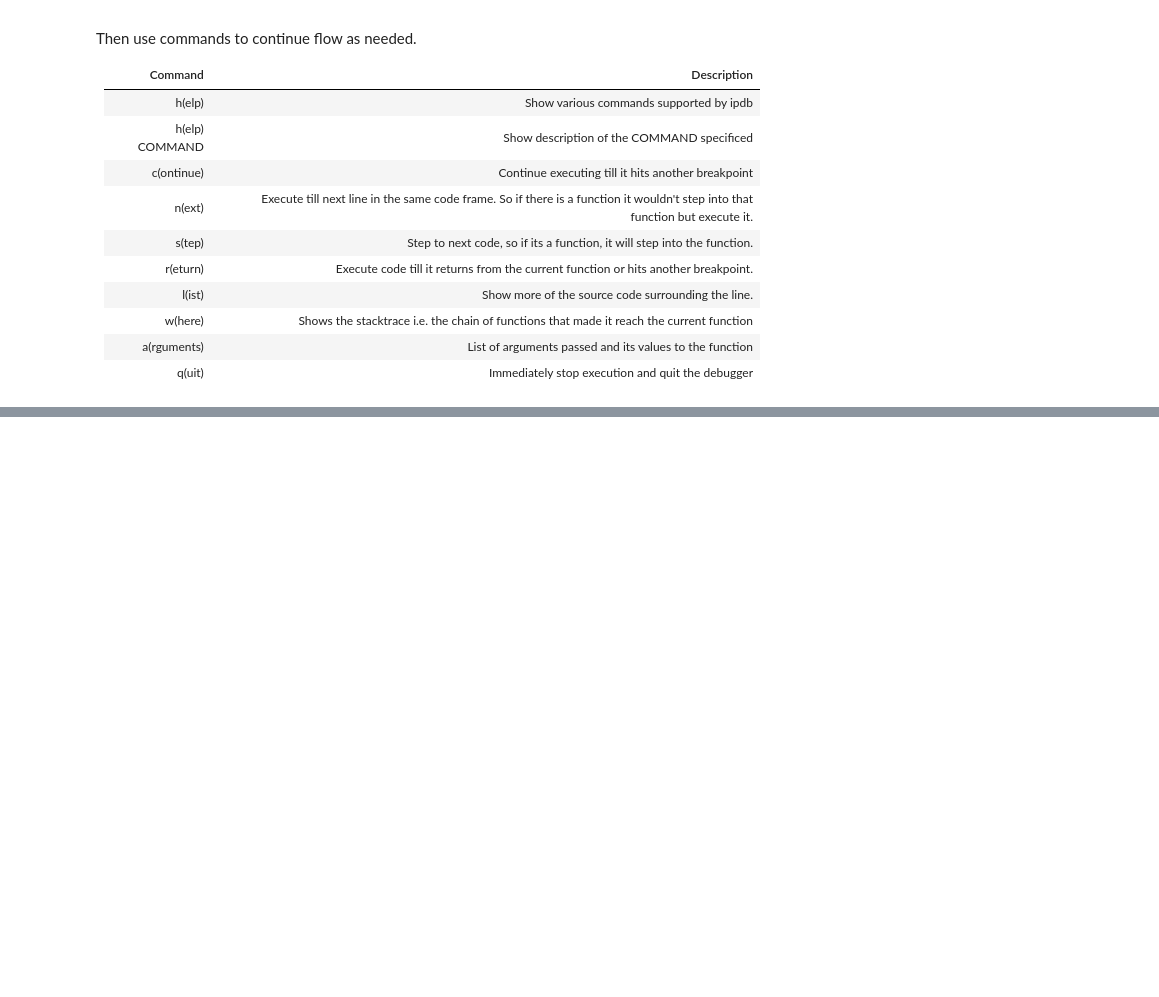
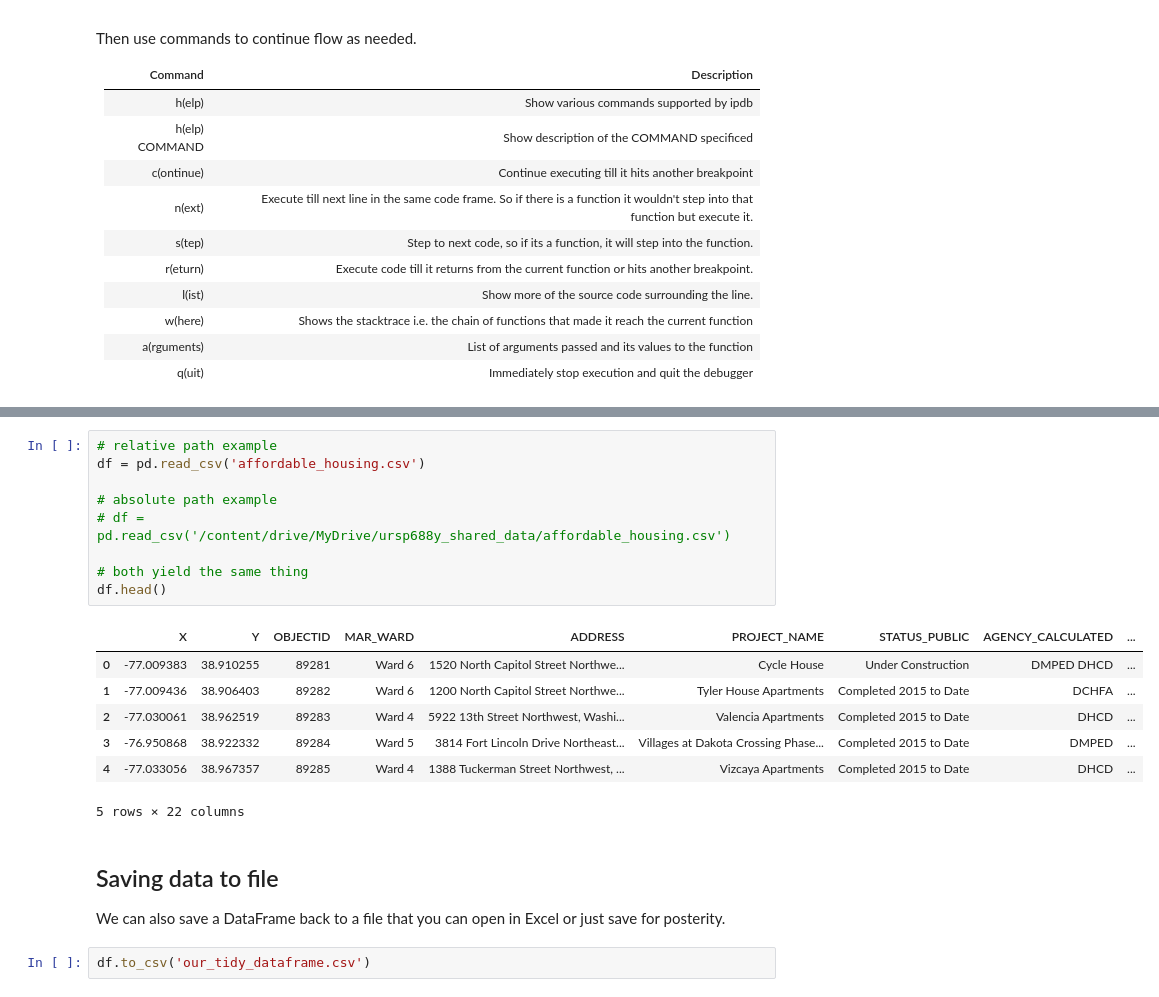
Before and after one commit to ncsg/ursp688y_sp2023, a Jupyter notebook: demos/demo04/demo04.ipynb, the cells around one changed output, grey strips where cells are left out. Cells and saved outputs as stored; diff of their text form; blank space fills up the shorter version.

```diff
--- a/demos/demo04/demo04.ipynb
+++ b/demos/demo04/demo04.ipynb
@@ -121,0 +205,23 @@ FileNotFoundError: [Errno 2] No such file or directory: '/content/drive/MyDrive/
+# %%
+# relative path example
+df = pd.read_csv('affordable_housing.csv')
+
+# absolute path example
+# df = pd.read_csv('/content/drive/MyDrive/ursp688y_shared_data/affordable_housing.csv')
+
+# both yield the same thing
+df.head()
+# %% [output]
+|  | X | Y | OBJECTID | MAR_WARD | ADDRESS | PROJECT_NAME | STATUS_PUBLIC | AGENCY_CALCULATED | ... |
+| 0 | -77.009383 | 38.910255 | 89281 | Ward 6 | 1520 North Capitol Street Northwe... | Cycle House | Under Construction | DMPED DHCD | ... |
+| 1 | -77.009436 | 38.906403 | 89282 | Ward 6 | 1200 North Capitol Street Northwe... | Tyler House Apartments | Completed 2015 to Date | DCHFA | ... |
+| 2 | -77.030061 | 38.962519 | 89283 | Ward 4 | 5922 13th Street Northwest, Washi... | Valencia Apartments | Completed 2015 to Date | DHCD | ... |
+| 3 | -76.950868 | 38.922332 | 89284 | Ward 5 | 3814 Fort Lincoln Drive Northeast... | Villages at Dakota Crossing Phase... | Completed 2015 to Date | DMPED | ... |
+| 4 | -77.033056 | 38.967357 | 89285 | Ward 4 | 1388 Tuckerman Street Northwest, ... | Vizcaya Apartments | Completed 2015 to Date | DHCD | ... |
+5 rows × 22 columns
+# %% [markdown]
+## Saving data to file
+
+We can also save a DataFrame back to a file that you can open in Excel or just save for posterity.
+# %%
+df.to_csv('our_tidy_dataframe.csv')
```
Also changed, not shown: parts of 30 cells of this notebook.
